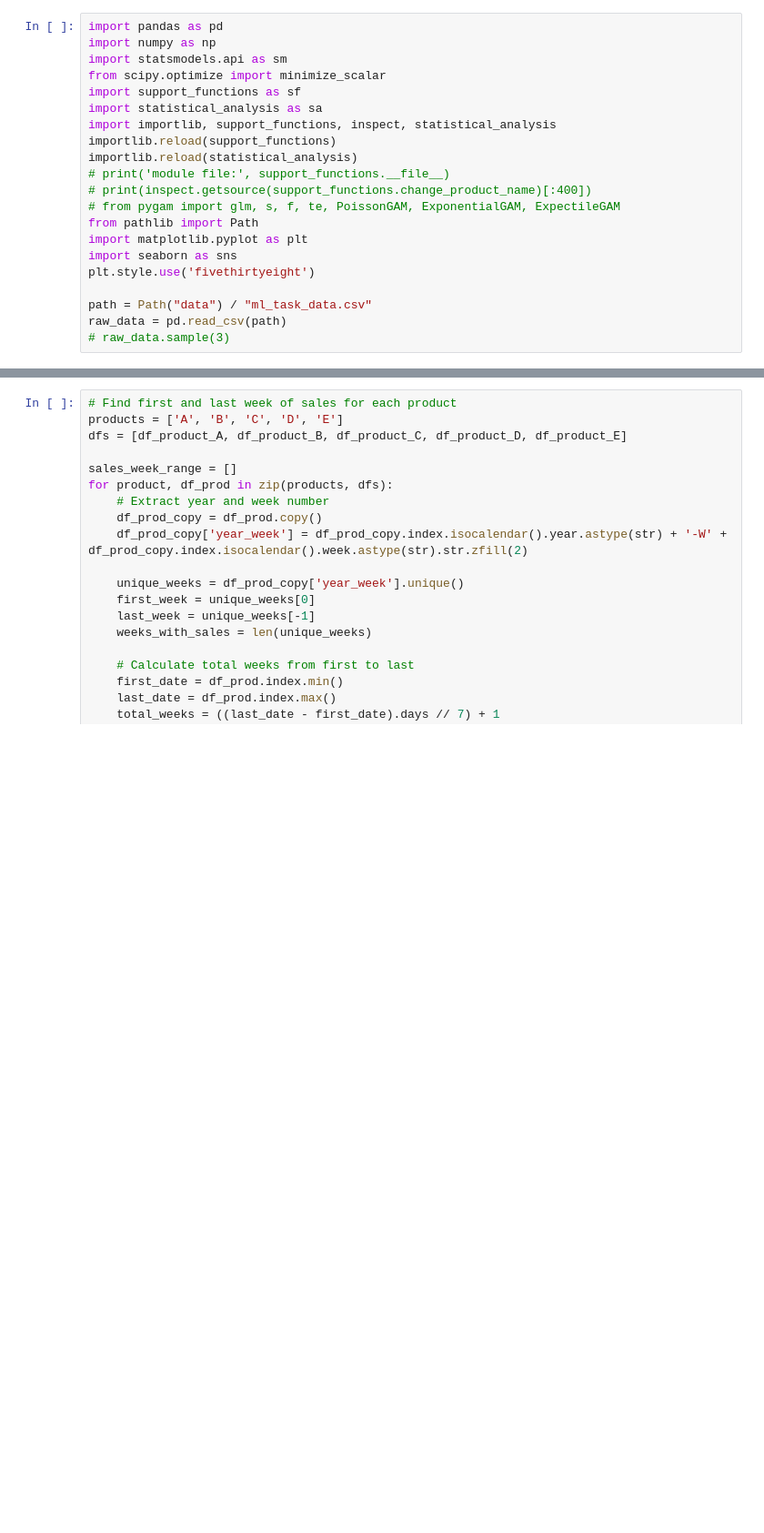
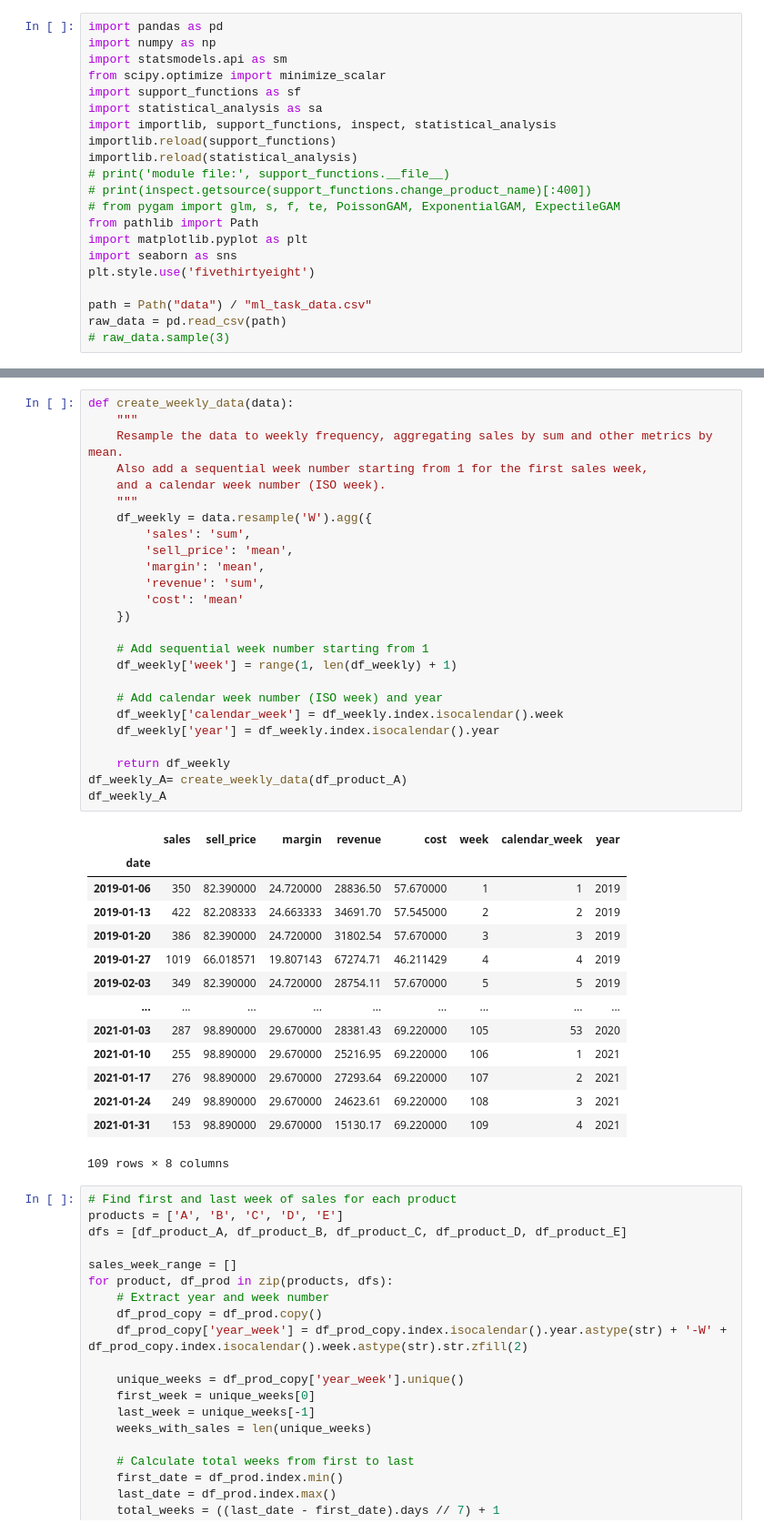
Before and after one commit to insoucyant/Pricing, a Jupyter notebook: analysis.ipynb, the cells around one changed output, grey strips where cells are left out. Shown at 91% size. Drawn from its saved outputs; the diff is of its cells as text; blank space fills up the shorter version.

Commit message:
added weekly DF

```diff
--- a/analysis.ipynb
+++ b/analysis.ipynb
@@ -77,3 +211,43 @@ print(sales_range_df.to_string(index=False))
+# %%
+def create_weekly_data(data):
+    """
+    Resample the data to weekly frequency, aggregating sales by sum and other metrics by mean.
+    Also add a sequential week number starting from 1 for the first sales week,
+    and a calendar week number (ISO week).
+    """
+    df_weekly = data.resample('W').agg({
+        'sales': 'sum',
+        'sell_price': 'mean',
+        'margin': 'mean',
+        'revenue': 'sum',
+        'cost': 'mean'
+    })
+
+    # Add sequential week number starting from 1
+    df_weekly['week'] = range(1, len(df_weekly) + 1)
+
+    # Add calendar week number (ISO week) and year
+    df_weekly['calendar_week'] = df_weekly.index.isocalendar().week
+    df_weekly['year'] = df_weekly.index.isocalendar().year
+
+    return df_weekly
+df_weekly_A= create_weekly_data(df_product_A)
+df_weekly_A
+# %% [output]
+|  | sales | sell_price | margin | revenue | cost | week | calendar_week | year |
+| date |  |  |  |  |  |  |  |  |
+| 2019-01-06 | 350 | 82.390000 | 24.720000 | 28836.50 | 57.670000 | 1 | 1 | 2019 |
+| 2019-01-13 | 422 | 82.208333 | 24.663333 | 34691.70 | 57.545000 | 2 | 2 | 2019 |
+| 2019-01-20 | 386 | 82.390000 | 24.720000 | 31802.54 | 57.670000 | 3 | 3 | 2019 |
+| 2019-01-27 | 1019 | 66.018571 | 19.807143 | 67274.71 | 46.211429 | 4 | 4 | 2019 |
+| 2019-02-03 | 349 | 82.390000 | 24.720000 | 28754.11 | 57.670000 | 5 | 5 | 2019 |
+| ... | ... | ... | ... | ... | ... | ... | ... | ... |
+| 2021-01-03 | 287 | 98.890000 | 29.670000 | 28381.43 | 69.220000 | 105 | 53 | 2020 |
+| 2021-01-10 | 255 | 98.890000 | 29.670000 | 25216.95 | 69.220000 | 106 | 1 | 2021 |
+| 2021-01-17 | 276 | 98.890000 | 29.670000 | 27293.64 | 69.220000 | 107 | 2 | 2021 |
+| 2021-01-24 | 249 | 98.890000 | 29.670000 | 24623.61 | 69.220000 | 108 | 3 | 2021 |
+| 2021-01-31 | 153 | 98.890000 | 29.670000 | 15130.17 | 69.220000 | 109 | 4 | 2021 |
+109 rows × 8 columns
 # %%
 # Find first and last week of sales for each product
 products = ['A', 'B', 'C', 'D', 'E']
```
Also changed, not shown: parts of 4 cells of this notebook, 1 other file.
